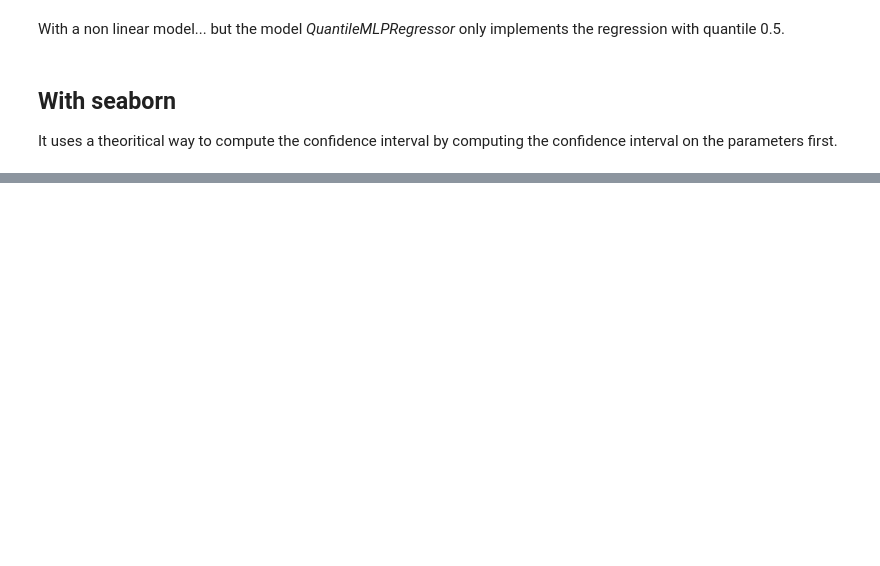
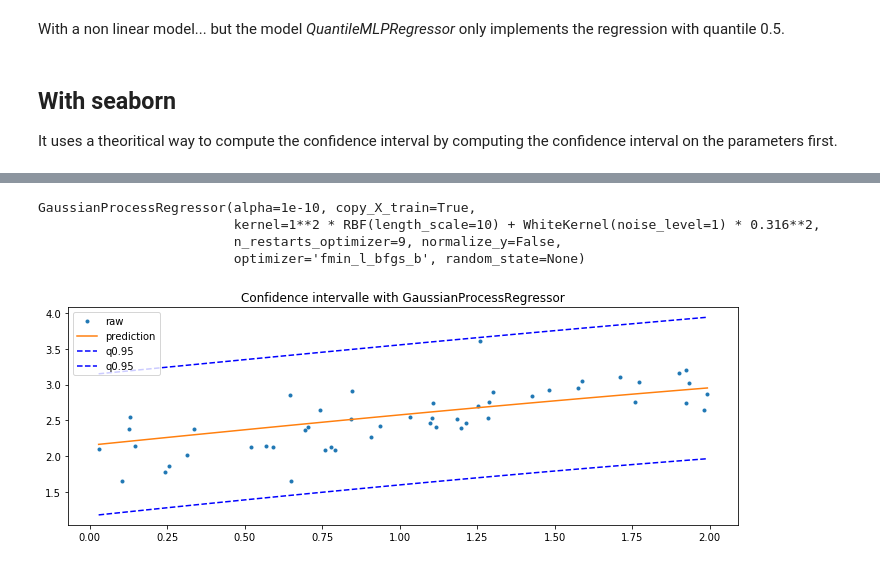
Before and after one commit to sdpython/mlinsights, a Jupyter notebook: _doc/notebooks/sklearn/regression_confidence_interval.ipynb, the cells around one changed output, grey strips where cells are left out. Saved outputs shown, nothing was run; the diff lists cells and outputs as text; code cells hidden in the pictures; blank space fills up the shorter version.

```diff
--- a/_doc/notebooks/sklearn/regression_confidence_interval.ipynb
+++ b/_doc/notebooks/sklearn/regression_confidence_interval.ipynb
@@ -191,0 +196,24 @@ g.ax_joint.plot(X_test, y_test, 'ro');
+# %%
+from sklearn.gaussian_process import GaussianProcessRegressor
+from sklearn.gaussian_process.kernels import RBF, ConstantKernel as C, DotProduct, WhiteKernel
+
+kernel = C(1.0, (1e-3, 1e3)) * RBF(10, (1e-2, 1e2)) + WhiteKernel()
+gp = GaussianProcessRegressor(kernel=kernel, n_restarts_optimizer=9)
+gp.fit(X_train, y_train)
+# %% [output]
+GaussianProcessRegressor(alpha=1e-10, copy_X_train=True,
+                         kernel=1**2 * RBF(length_scale=10) + WhiteKernel(noise_level=1) * 0.316**2,
+                         n_restarts_optimizer=9, normalize_y=False,
+                         optimizer='fmin_l_bfgs_b', random_state=None)
+# %%
+y_pred, sigma = gp.predict(sorted_X, return_std=True)
+# %%
+fig, ax = plt.subplots(1, 1, figsize=(12, 4))
+ax.plot(X_test, y_test, '.', label="raw")
+ax.plot(sorted_X, y_pred, label="prediction")
+ax.plot(sorted_X, y_pred + sigma * 1.96, 'b--', label="q0.95")
+ax.plot(sorted_X, y_pred - sigma * 1.96, 'b--', label="q0.95")
+ax.set_title("Confidence intervalle with GaussianProcessRegressor")
+ax.legend();
+# %% [output]
+[figure, added]
```
Also changed, not shown: parts of 8 cells of this notebook.
